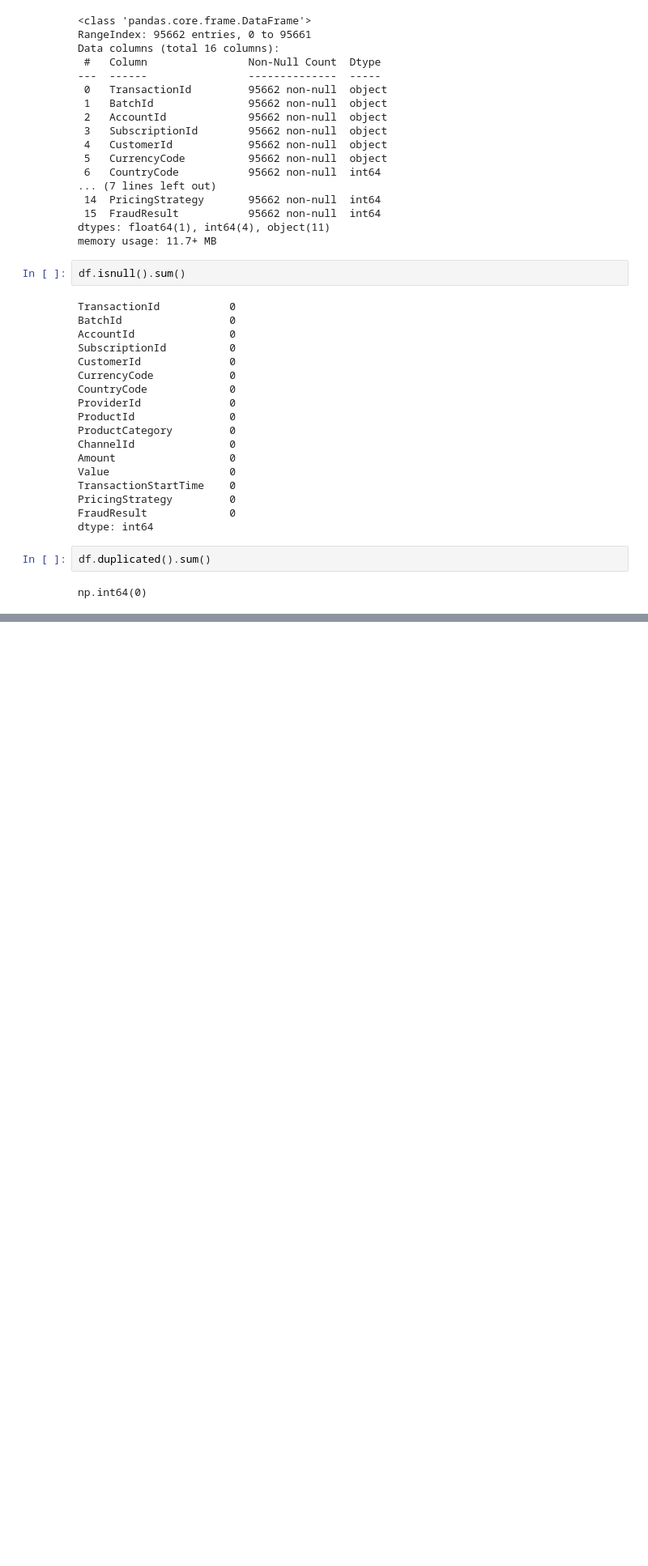
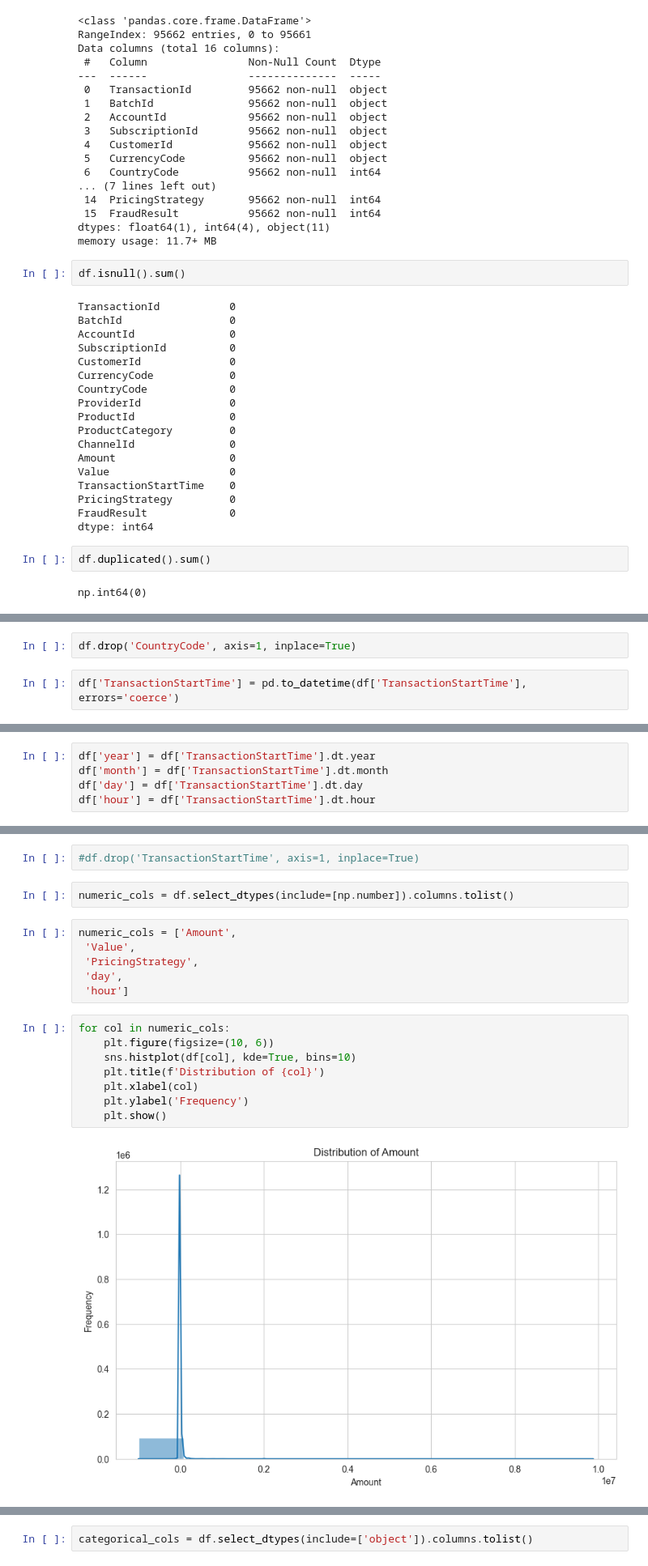
Before and after one commit to girmachew82/B5W5_Credit_Risk_Probability_Model_for_Alternative_Data, a Jupyter notebook: notebooks/1.0-eda.ipynb, the cells around one changed output, grey strips where cells are left out. Shown at 81% size. Saved outputs shown, nothing was run; the diff lists cells and outputs as text; blank space fills up the shorter version.

Commit message:
summery stat, numeric distribution and categorical distribution done

```diff
--- a/notebooks/1.0-eda.ipynb
+++ b/notebooks/1.0-eda.ipynb
@@ -83,0 +93,4 @@ np.int64(0)
+# %%
+df.drop('CountryCode', axis=1, inplace=True)
+# %%
+df['TransactionStartTime'] = pd.to_datetime(df['TransactionStartTime'], errors='coerce')
@@ -83,0 +117,5 @@ np.int64(0)
+# %%
+df['year'] = df['TransactionStartTime'].dt.year
+df['month'] = df['TransactionStartTime'].dt.month
+df['day'] = df['TransactionStartTime'].dt.day
+df['hour'] = df['TransactionStartTime'].dt.hour
@@ -83,0 +143,20 @@ np.int64(0)
+# %%
+#df.drop('TransactionStartTime', axis=1, inplace=True)
+# %%
+numeric_cols = df.select_dtypes(include=[np.number]).columns.tolist()
+# %%
+numeric_cols = ['Amount',
+ 'Value',
+ 'PricingStrategy',
+ 'day',
+ 'hour']
+# %%
+for col in numeric_cols:
+    plt.figure(figsize=(10, 6))
+    sns.histplot(df[col], kde=True, bins=10)
+    plt.title(f'Distribution of {col}')
+    plt.xlabel(col)
+    plt.ylabel('Frequency')
+    plt.show()
+# %% [output]
+[figure, added]
@@ -83,0 +167,2 @@ np.int64(0)
+# %%
+categorical_cols = df.select_dtypes(include=['object']).columns.tolist()
```
Also changed, not shown: parts of 11 cells of this notebook, 1 other file.
